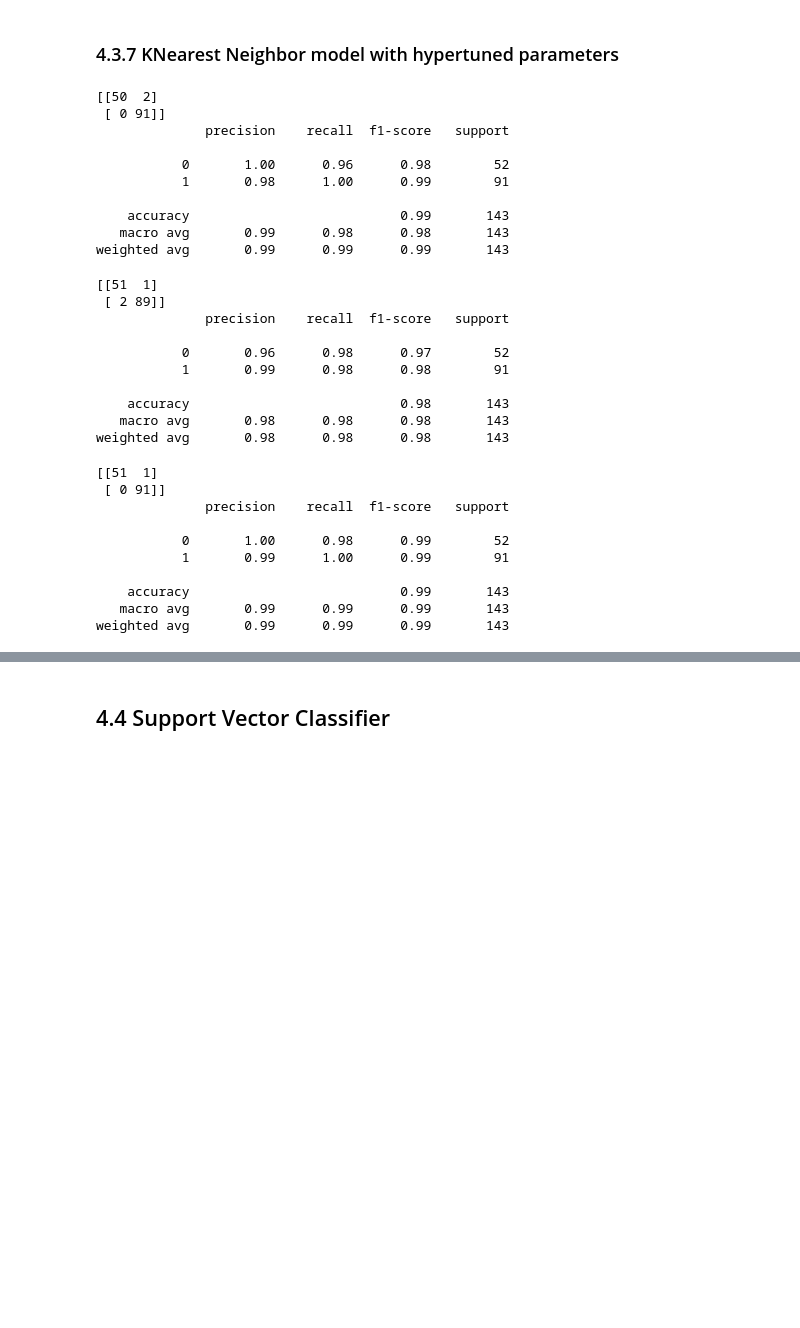
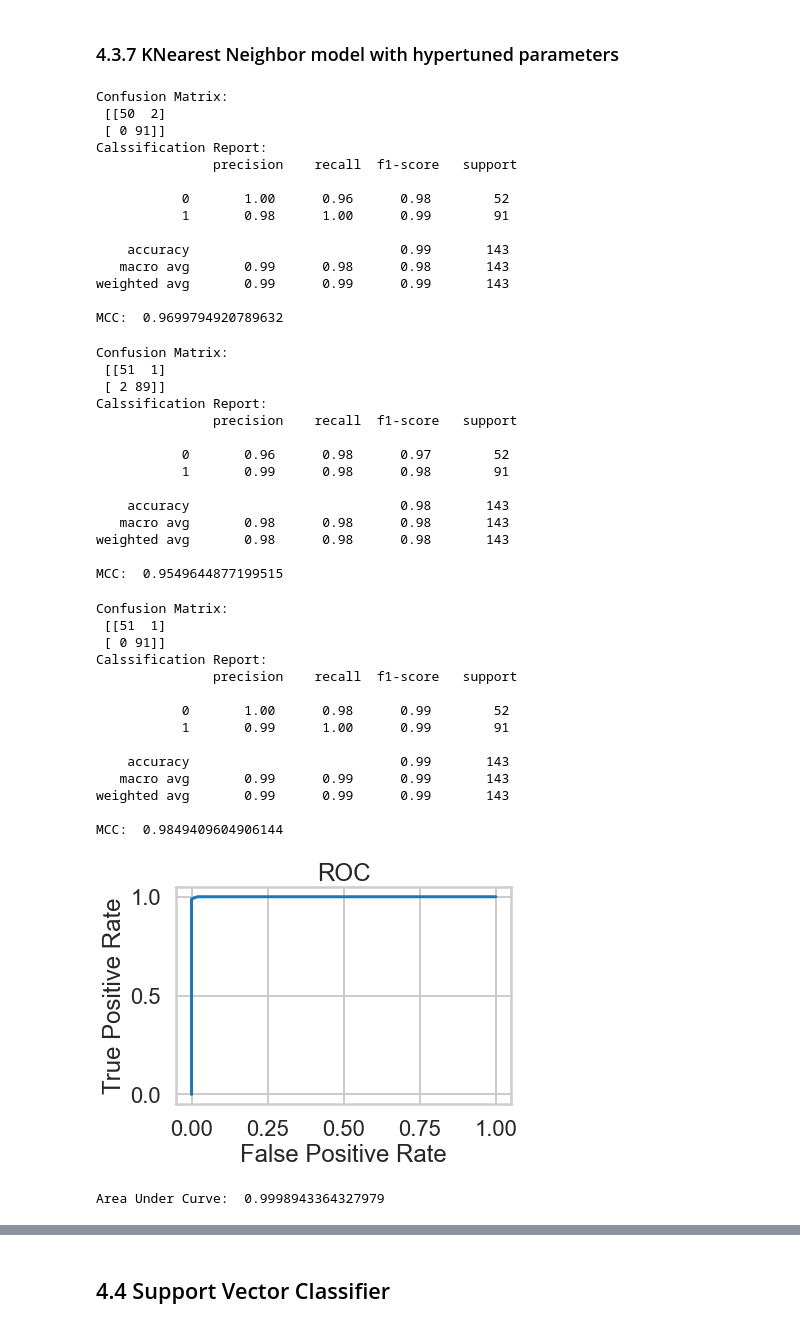
Before and after one commit to iban121/Springboard, a Jupyter notebook: CapstoneProject_2/Preprocessing and Training .ipynb, the cells around one changed output, grey strips where cells are left out. Cells and saved outputs as stored; diff of their text form; code cells hidden in the pictures; blank space fills up the shorter version.

```diff
--- a/CapstoneProject_2/Preprocessing and Training .ipynb
+++ b/CapstoneProject_2/Preprocessing and Training .ipynb
@@ -319,12 +347,15 @@ Best parameters:  {'leaf_size': 1, 'n_neighbors': 3, 'p': 2}
 knn_hypertuned = KNeighborsClassifier(n_neighbors=3, leaf_size = 1, p=2)
 knn_hypertuned.fit(X_train_scaled, y_train)
 predictions_knn_hypertuned = knn_hypertuned.predict(X_test_scaled)
-print(confusion_matrix(y_test, predictions_knn_hypertuned))
-print(classification_report(y_test, predictions_knn_hypertuned))
+print('Confusion Matrix: \n', confusion_matrix(y_test, predictions_knn_hypertuned))
+print('Calssification Report: \n', classification_report(y_test, predictions_knn_hypertuned))
+print('MCC: ', matthews_corrcoef(y_test, predictions_knn_hypertuned))
 # %% [output]
-[[50  2]
+Confusion Matrix:
+ [[50  2]
  [ 0 91]]
-              precision    recall  f1-score   support
+Calssification Report:
+               precision    recall  f1-score   support
 
            0       1.00      0.96      0.98        52
            1       0.98      1.00      0.99        91
@@ -332,16 +363,21 @@ print(classification_report(y_test, predictions_knn_hypertuned))
     accuracy                           0.99       143
    macro avg       0.99      0.98      0.98       143
 weighted avg       0.99      0.99      0.99       143
+
+MCC:  0.9699794920789632
 # %%
 knn_hypertuned = KNeighborsClassifier(n_neighbors=2, leaf_size = 1, p=2)
 knn_hypertuned.fit(X_train_scaled, y_train)
 predictions_knn_hypertuned = knn_hypertuned.predict(X_test_scaled)
-print(confusion_matrix(y_test, predictions_knn_hypertuned))
-print(classification_report(y_test, predictions_knn_hypertuned))
+print('Confusion Matrix: \n', confusion_matrix(y_test, predictions_knn_hypertuned))
+print('Calssification Report: \n', classification_report(y_test, predictions_knn_hypertuned))
+print('MCC: ', matthews_corrcoef(y_test, predictions_knn_hypertuned))
 # %% [output]
-[[51  1]
+Confusion Matrix:
+ [[51  1]
  [ 2 89]]
-              precision    recall  f1-score   support
+Calssification Report:
+               precision    recall  f1-score   support
 
            0       0.96      0.98      0.97        52
            1       0.99      0.98      0.98        91
@@ -349,16 +385,21 @@ print(classification_report(y_test, predictions_knn_hypertuned))
     accuracy                           0.98       143
    macro avg       0.98      0.98      0.98       143
 weighted avg       0.98      0.98      0.98       143
+
+MCC:  0.9549644877199515
 # %%
 knn_hypertuned = KNeighborsClassifier(n_neighbors=6, leaf_size = 1, p=2)
 knn_hypertuned.fit(X_train_scaled, y_train)
 predictions_knn_hypertuned = knn_hypertuned.predict(X_test_scaled)
-print(confusion_matrix(y_test, predictions_knn_hypertuned))
-print(classification_report(y_test, predictions_knn_hypertuned))
+print('Confusion Matrix: \n', confusion_matrix(y_test, predictions_knn_hypertuned))
+print('Calssification Report: \n', classification_report(y_test, predictions_knn_hypertuned))
+print('MCC: ', matthews_corrcoef(y_test, predictions_knn_hypertuned))
 # %% [output]
-[[51  1]
+Confusion Matrix:
+ [[51  1]
  [ 0 91]]
-              precision    recall  f1-score   support
+Calssification Report:
+               precision    recall  f1-score   support
 
            0       1.00      0.98      0.99        52
            1       0.99      1.00      0.99        91
@@ -366,4 +407,20 @@ print(classification_report(y_test, predictions_knn_hypertuned))
     accuracy                           0.99       143
    macro avg       0.99      0.99      0.99       143
 weighted avg       0.99      0.99      0.99       143
+
+MCC:  0.9849409604906144
+# %%
+# fpr, tpr, thresholds = roc_curve(y_test, y_pred_prob)
+y_pred_prob = knn_hypertuned.predict_proba(X_test_scaled)[:,1]
+fpr, tpr, thresholds = roc_curve(y_test, y_pred_prob)
+auc = roc_auc_score(y_test, y_pred_prob)
+plt.plot(fpr, tpr)
+plt.xlabel('False Positive Rate')
+plt.ylabel('True Positive Rate')
+plt.title('ROC')
+plt.show()
+print('Area Under Curve: ',auc)
+# %% [output]
+[figure, added]
+Area Under Curve:  0.9998943364327979
 # %% [markdown]
```
Also changed, not shown: parts of 71 cells of this notebook, 8 other files.
